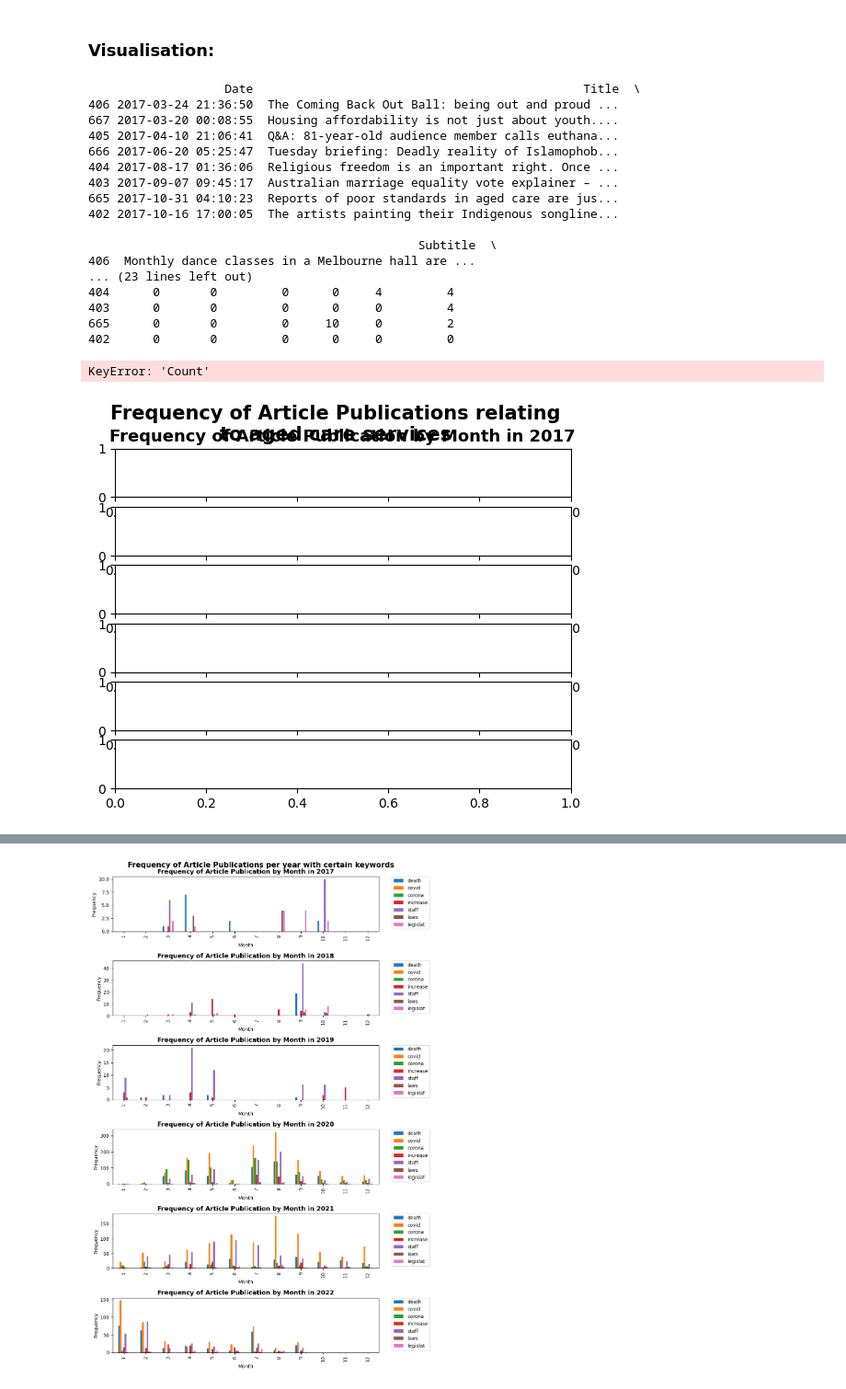
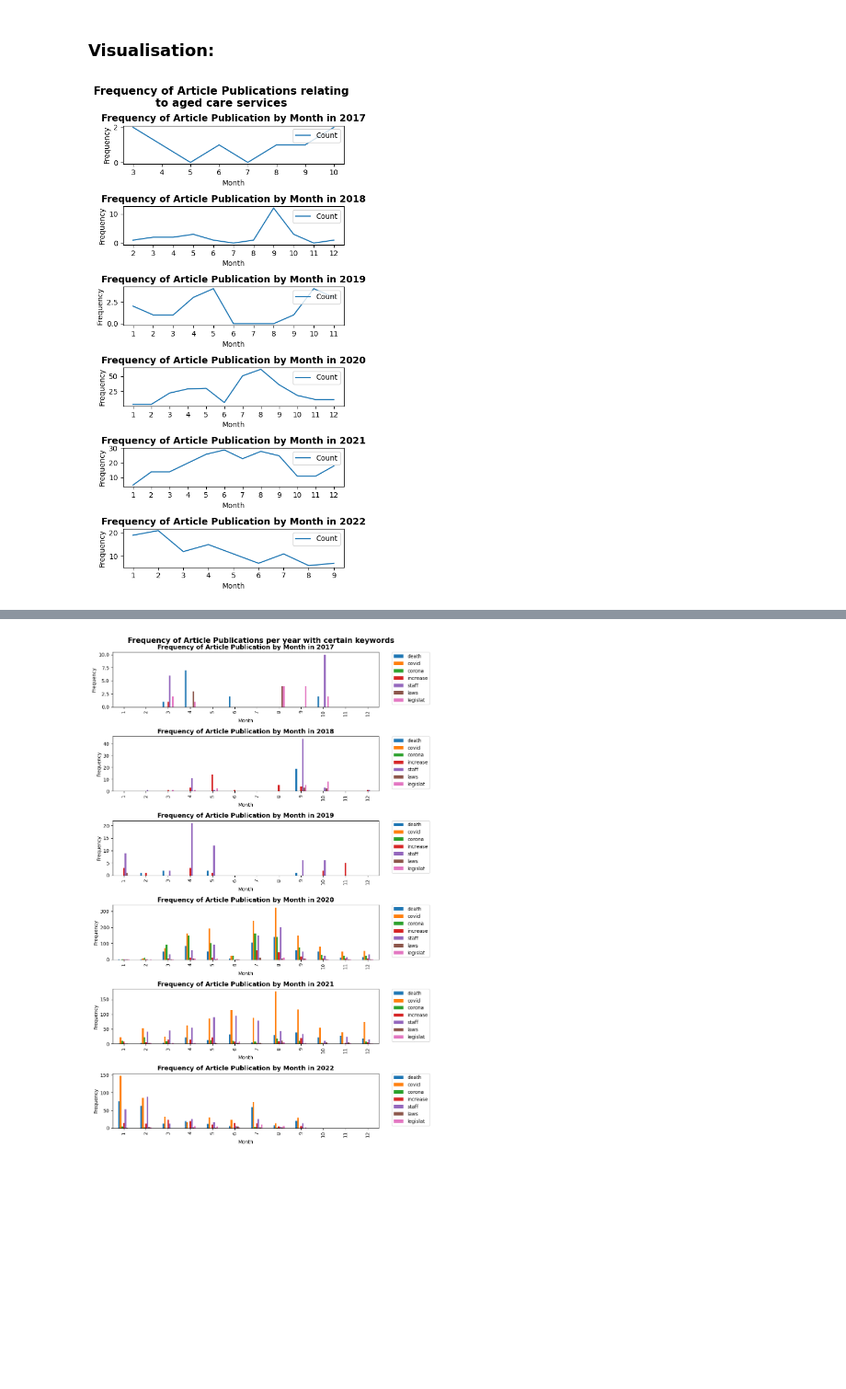
Before and after one commit to cai-liosatos/Data-Analytics, a Jupyter notebook: TOWS Analysis Report/Code/IAB303-Assessment2.ipynb, the cells around one changed output, grey strips where cells are left out. Shown: that part at 92% size. Drawn from its saved outputs; the diff is of its cells as text; code cells hidden in the pictures; blank space fills up the shorter version.

Commit message:
replaced repetitive code with for loops in visualisation

```diff
--- a/TOWS Analysis Report/Code/IAB303-Assessment2.ipynb
+++ b/TOWS Analysis Report/Code/IAB303-Assessment2.ipynb
@@ -716,8 +716,17 @@ keywords_df2
 668 rows × 6 columns
 # %% [markdown]
 ##### creating new DFs only containing relevant information for analysis
+# %%
+year_keywords_list = []
+year_keywords_count_list = []
+for i in range(int(final_scrape_df["Year"].min()), int(final_scrape_df["Year"].max())+1):
+    keywords_df = keywords_df1.loc[keywords_df1['Year'] == i].sort_values(by="Month", ascending=True)
+    year_keywords_list.append(keywords_df)
+    year_keywords_count_list.append(multi_column_counter(keywords_df))
 # %%
 year_df_list = []
+year_count_list = []
 for i in range(int(final_scrape_df["Year"].min()), int(final_scrape_df["Year"].max())+1):
-    keywords_df = keywords_df1.loc[keywords_df1['Year'] == i].sort_values(by="Month", ascending=True)
+    year_df = keywords_df1.loc[keywords_df1['Year'] == i].sort_values(by="Month", ascending=True)
     year_df_list.append(keywords_df)
+    year_count_list.append(count_generator(year_df, "Month"))
@@ -777,54 +735,15 @@ ac18_count_df
 # %%
 # Visualise the politicians
 fig, (ax0, ax1, ax2, ax3, ax4, ax5) = plt.subplots(nrows=6,  ncols=1)
 fig.suptitle("Frequency of Article Publications relating\nto aged care services", fontweight="bold", size=15)
 fig_list = [ax0, ax1, ax2, ax3, ax4, ax5]
-year = 2017
+year = final_scrape_df["Year"].min()
 
-for count, df in enumerate(year_df_list):
-    print(df)
+for count, df in enumerate(year_count_list):
     fig_list[count].set_title(f"Frequency of Article Publication by Month in {year}", fontweight="bold", size=13)
     df.plot('Month', 'Count', ax=fig_list[count], label="Count", xticks=list(range(df["Month"].min(), df["Month"].max()+1)), xlabel="Month", ylabel="Frequency", figsize=(5,10))
     fig_list[count].legend(loc='upper right')
     year += 1
-
-# ax1.set_title("Frequency of Article Publication by Month in 2018", fontweight="bold", size=13)
-# ac18_count_df.plot('Month', 'Count', ax=ax1, label="Count", xticks=list(range(ac18_count_df["Month"].min(), ac18_df["Month"].max()+1)), xlabel="Month", ylabel="Frequency", figsize=(5,10))
-# ax1.legend(loc='upper right')
-
-# ax2.set_title("Frequency of Article Publication by Month in 2019", fontweight="bold", size=13)
-# ac19_count_df.plot('Month', 'Count', ax=ax2, label="Count", xticks=list(range(ac19_count_df["Month"].min(), ac19_df["Month"].max()+1)), xlabel="Month", ylabel="Frequency", figsize=(5,10))
-# ax2.legend(loc='upper right')
-
-# ax3.set_title("Frequency of Article Publication by Month in 2020", fontweight="bold", size=13)
-# ac20_count_df.plot('Month', 'Count', ax=ax3, label="Count", xticks=list(range(ac20_count_df["Month"].min(), ac20_df["Month"].max()+1)), xlabel="Month", ylabel="Frequency", figsize=(5,10))
-# ax3.legend(loc='upper right')
-
-# ax4.set_title("Frequency of Article Publication by Month in 2021", fontweight="bold", size=13)
-# ac21_count_df.plot('Month', 'Count', ax=ax4, label="Count", xticks=list(range(ac21_count_df["Month"].min(), ac21_df["Month"].max()+1)), xlabel="Month", ylabel="Frequency", figsize=(5,10))
-# ax4.legend(loc='upper right')
-
-# ax5.set_title("Frequency of Article Publication by Month in 2022", fontweight="bold", size=13)
-# ac22_count_df.plot('Month', 'Count', ax=ax5, label="Count", xticks=list(range(ac22_count_df["Month"].min(), ac22_df["Month"].max()+1)), xlabel="Month", ylabel="Frequency", figsize=(5,10))
-# ax5.legend(loc='upper right')
 fig.tight_layout()
 # %% [output]
-                   Date                                              Title  \
-406 2017-03-24 21:36:50  The Coming Back Out Ball: being out and proud ...
-667 2017-03-20 00:08:55  Housing affordability is not just about youth....
-405 2017-04-10 21:06:41  Q&A: 81-year-old audience member calls euthana...
-666 2017-06-20 05:25:47  Tuesday briefing: Deadly reality of Islamophob...
-404 2017-08-17 01:36:06  Religious freedom is an important right. Once ...
-403 2017-09-07 09:45:17  Australian marriage equality vote explainer – ...
-665 2017-10-31 04:10:23  Reports of poor standards in aged care are jus...
-402 2017-10-16 17:00:05  The artists painting their Indigenous songline...
-
-                                              Subtitle  \
-406  Monthly dance classes in a Melbourne hall are ...
-... (23 lines left out)
-404      0       0         0      0     4         4
-403      0       0         0      0     0         4
-665      0       0         0     10     0         2
-402      0       0         0      0     0         0
-KeyError: 'Count'
-[figure, old version]
+[figure, new version]
```
Also changed, not shown: parts of 11 cells of this notebook.
